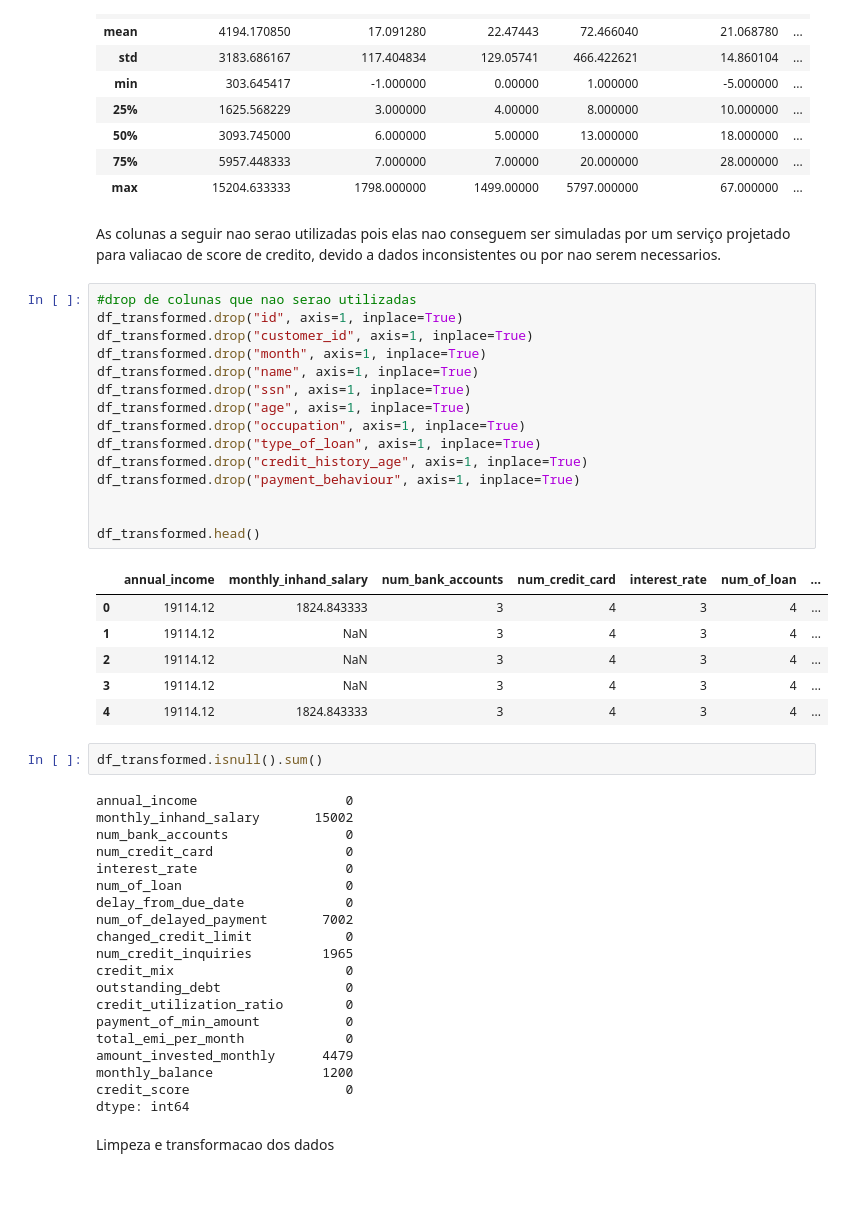
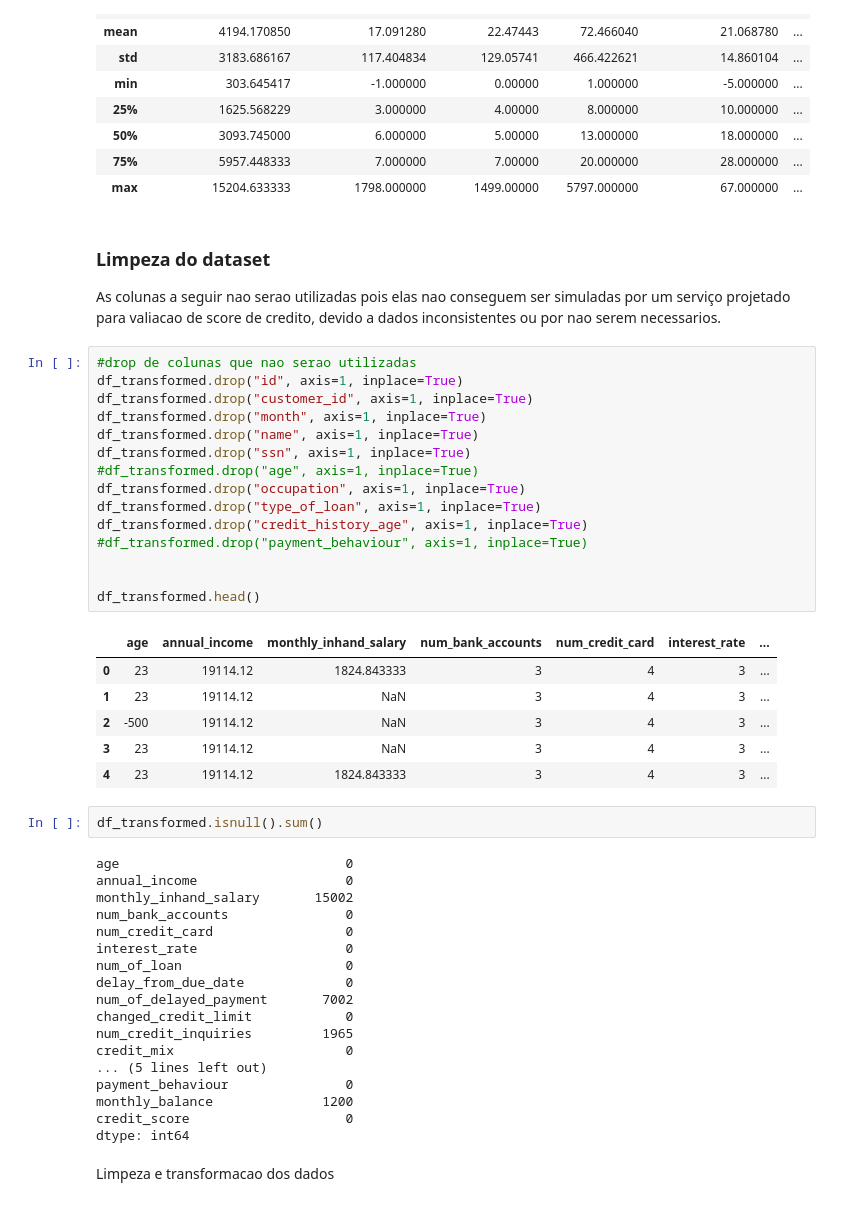
Before and after one commit to rrmoreira/fiap-ds-mlops-9dtsr-credit-scoring, a Jupyter notebook: notebooks/data-processing.ipynb, the cells around one changed output. Cells and saved outputs as stored; diff of their text form.

```diff
--- a/notebooks/data-processing.ipynb
+++ b/notebooks/data-processing.ipynb
@@ -175,32 +179,34 @@ df_transformed.describe()
 | 75% | 5957.448333 | 7.000000 | 7.00000 | 20.000000 | 28.000000 | ... |
 | max | 15204.633333 | 1798.000000 | 1499.00000 | 5797.000000 | 67.000000 | ... |
 # %% [markdown]
+### Limpeza do dataset
 As colunas a seguir nao serao utilizadas pois elas nao conseguem ser simuladas por um serviço projetado para valiacao de score de credito, devido a dados inconsistentes ou por nao serem necessarios.
 # %%
 #drop de colunas que nao serao utilizadas
 df_transformed.drop("id", axis=1, inplace=True)
 df_transformed.drop("customer_id", axis=1, inplace=True)
 df_transformed.drop("month", axis=1, inplace=True)
 df_transformed.drop("name", axis=1, inplace=True)
 df_transformed.drop("ssn", axis=1, inplace=True)
-df_transformed.drop("age", axis=1, inplace=True)
+#df_transformed.drop("age", axis=1, inplace=True)
 df_transformed.drop("occupation", axis=1, inplace=True)
 df_transformed.drop("type_of_loan", axis=1, inplace=True)
 df_transformed.drop("credit_history_age", axis=1, inplace=True)
-df_transformed.drop("payment_behaviour", axis=1, inplace=True)
+#df_transformed.drop("payment_behaviour", axis=1, inplace=True)
 
 
 df_transformed.head()
 # %% [output]
-|  | annual_income | monthly_inhand_salary | num_bank_accounts | num_credit_card | interest_rate | num_of_loan | ... |
-| 0 | 19114.12 | 1824.843333 | 3 | 4 | 3 | 4 | ... |
-| 1 | 19114.12 | NaN | 3 | 4 | 3 | 4 | ... |
-| 2 | 19114.12 | NaN | 3 | 4 | 3 | 4 | ... |
-| 3 | 19114.12 | NaN | 3 | 4 | 3 | 4 | ... |
-| 4 | 19114.12 | 1824.843333 | 3 | 4 | 3 | 4 | ... |
+|  | age | annual_income | monthly_inhand_salary | num_bank_accounts | num_credit_card | interest_rate | ... |
+| 0 | 23 | 19114.12 | 1824.843333 | 3 | 4 | 3 | ... |
+| 1 | 23 | 19114.12 | NaN | 3 | 4 | 3 | ... |
+| 2 | -500 | 19114.12 | NaN | 3 | 4 | 3 | ... |
+| 3 | 23 | 19114.12 | NaN | 3 | 4 | 3 | ... |
+| 4 | 23 | 19114.12 | 1824.843333 | 3 | 4 | 3 | ... |
 # %%
 df_transformed.isnull().sum()
 # %% [output]
+age                             0
 annual_income                   0
 monthly_inhand_salary       15002
 num_bank_accounts               0
@@ -212,11 +218,8 @@ num_of_delayed_payment       7002
 changed_credit_limit            0
 num_credit_inquiries         1965
 credit_mix                      0
-outstanding_debt                0
-credit_utilization_ratio        0
-payment_of_min_amount           0
-total_emi_per_month             0
-amount_invested_monthly      4479
+... (5 lines left out)
+payment_behaviour               0
 monthly_balance              1200
 credit_score                    0
 dtype: int64
```
Also changed, not shown: parts of 17 cells of this notebook, 1 other file.
